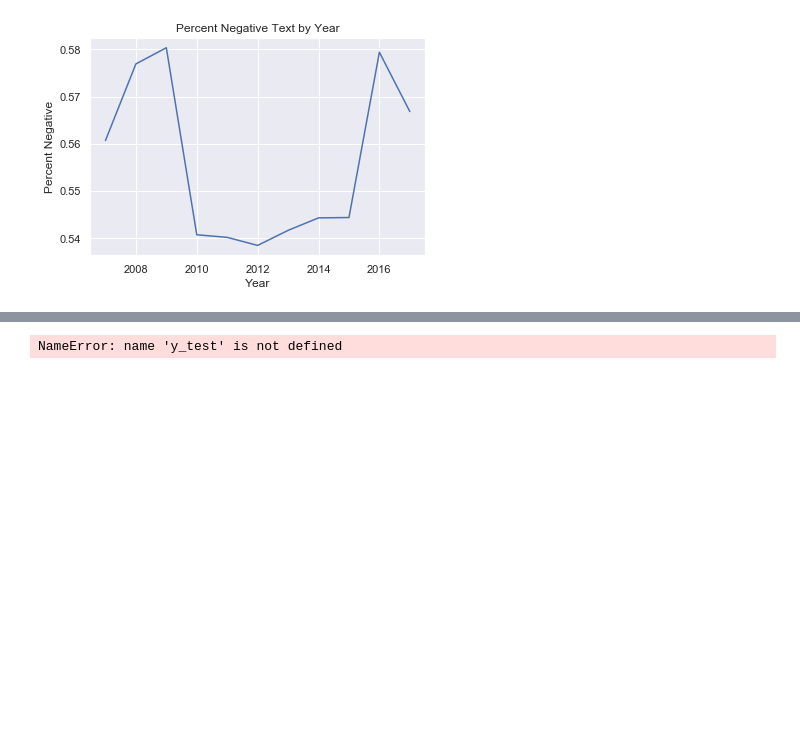
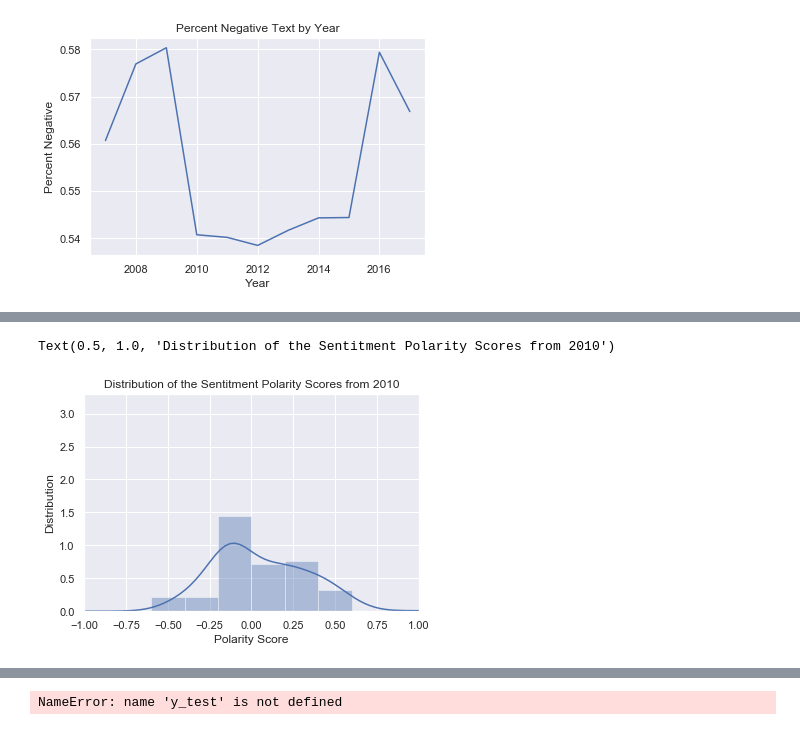
Before and after one commit to davepalazzo/Sentiment_Analysis_S-P_500, a Jupyter notebook: Economic_Forecasting.ipynb, the cells around one changed output, grey strips where cells are left out. Cells and saved outputs as stored; diff of their text form; code cells hidden in the pictures; blank space fills up the shorter version.

```diff
--- a/Economic_Forecasting.ipynb
+++ b/Economic_Forecasting.ipynb
@@ -251,0 +281,11 @@ word_polarity_low['X1'] = np.array(freqSent['Percent Negative'])
+# %%
+sns.distplot(split_Xs.iloc[3:4],bins=15)
+plt.xlim(-1, 1)
+plt.ylim(None,3.3)
+plt.grid(True)
+plt.xlabel('Polarity Score')
+plt.ylabel('Distribution')
+plt.title('Distribution of the Sentitment Polarity Scores from 2010')
+# %% [output]
+Text(0.5, 1.0, 'Distribution of the Sentitment Polarity Scores from 2010')
+[figure, added]
```
Also changed, not shown: parts of 27 cells of this notebook.
